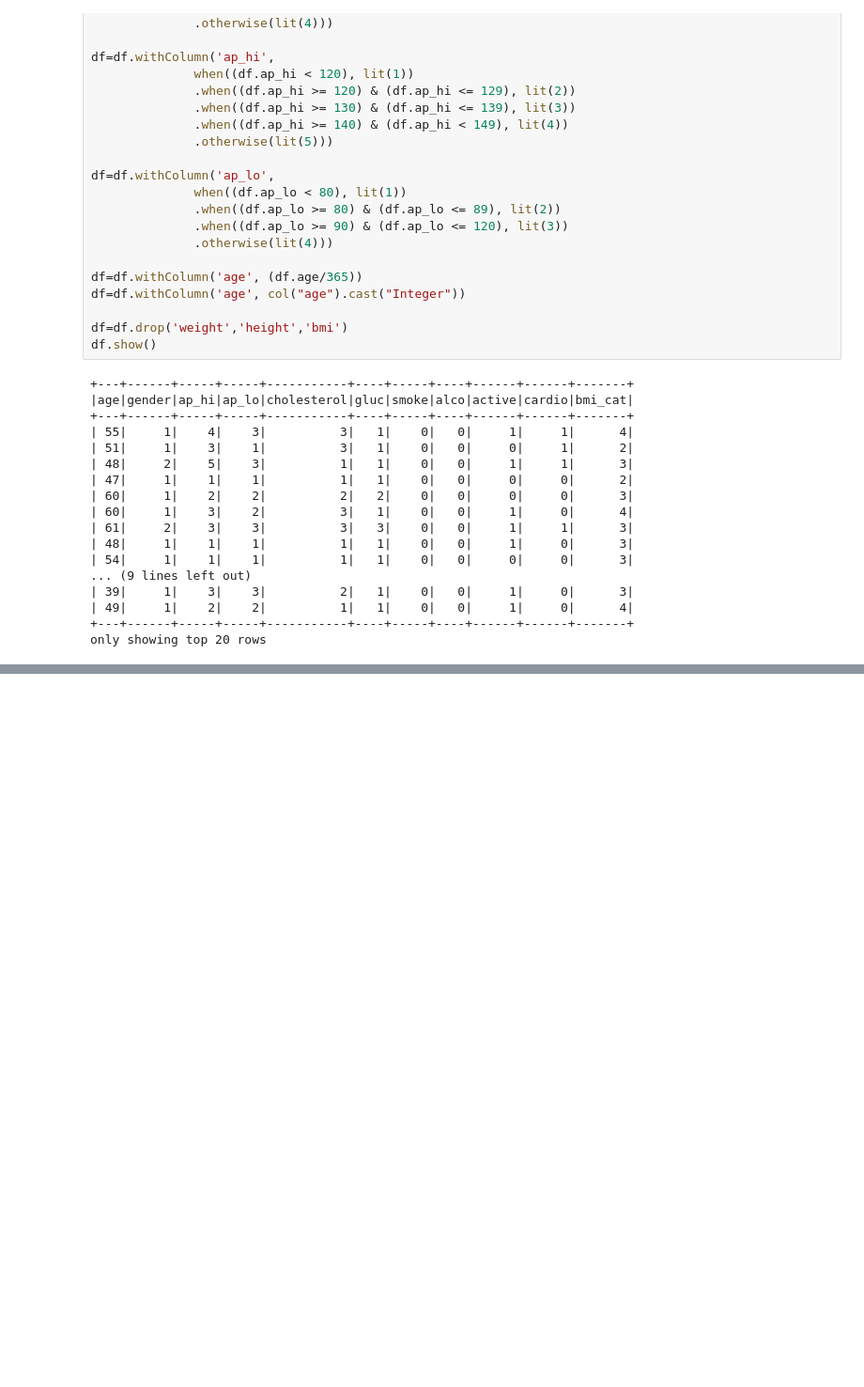
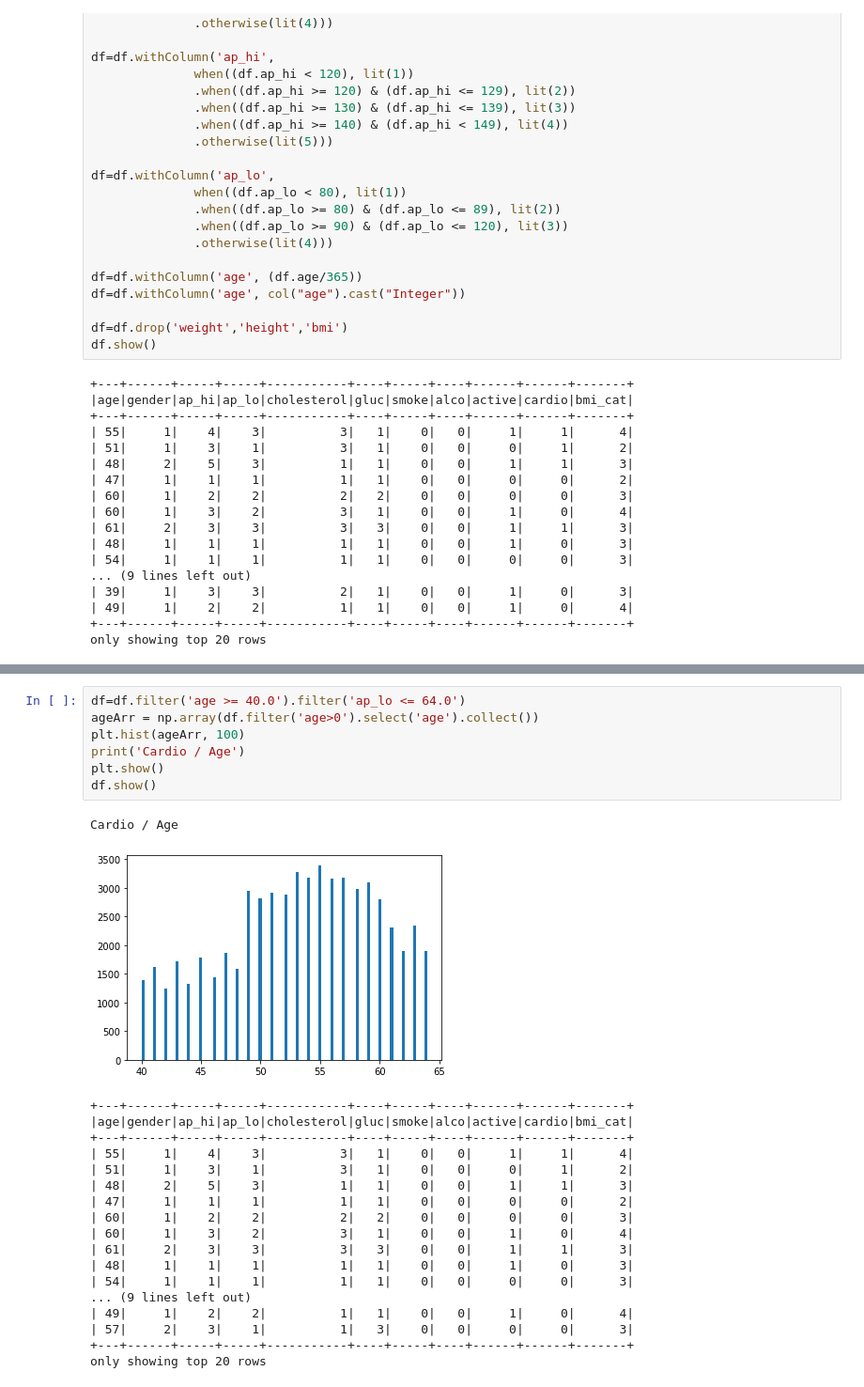
Before and after one commit to JingAva/heart_disease_prediction_722_bdas, a Jupyter notebook: heart_disease_prediction.ipynb, the cells around one changed output, grey strips where cells are left out. Shown: that part at 94% size. Saved outputs shown, nothing was run; the diff lists cells and outputs as text; blank space fills up the shorter version.

```diff
--- a/heart_disease_prediction.ipynb
+++ b/heart_disease_prediction.ipynb
@@ -422,0 +494,27 @@ only showing top 20 rows
+# %%
+df=df.filter('age >= 40.0').filter('ap_lo <= 64.0')
+ageArr = np.array(df.filter('age>0').select('age').collect())
+plt.hist(ageArr, 100)
+print('Cardio / Age')
+plt.show()
+df.show()
+# %% [output]
+Cardio / Age
+[figure, added]
++---+------+-----+-----+-----------+----+-----+----+------+------+-------+
+|age|gender|ap_hi|ap_lo|cholesterol|gluc|smoke|alco|active|cardio|bmi_cat|
++---+------+-----+-----+-----------+----+-----+----+------+------+-------+
+| 55|     1|    4|    3|          3|   1|    0|   0|     1|     1|      4|
+| 51|     1|    3|    1|          3|   1|    0|   0|     0|     1|      2|
+| 48|     2|    5|    3|          1|   1|    0|   0|     1|     1|      3|
+| 47|     1|    1|    1|          1|   1|    0|   0|     0|     0|      2|
+| 60|     1|    2|    2|          2|   2|    0|   0|     0|     0|      3|
+| 60|     1|    3|    2|          3|   1|    0|   0|     1|     0|      4|
+| 61|     2|    3|    3|          3|   3|    0|   0|     1|     1|      3|
+| 48|     1|    1|    1|          1|   1|    0|   0|     1|     0|      3|
+| 54|     1|    1|    1|          1|   1|    0|   0|     0|     0|      3|
+... (9 lines left out)
+| 49|     1|    2|    2|          1|   1|    0|   0|     1|     0|      4|
+| 57|     2|    3|    1|          1|   3|    0|   0|     0|     0|      3|
++---+------+-----+-----+-----------+----+-----+----+------+------+-------+
+only showing top 20 rows
```
Also changed, not shown: parts of 25 cells of this notebook.
